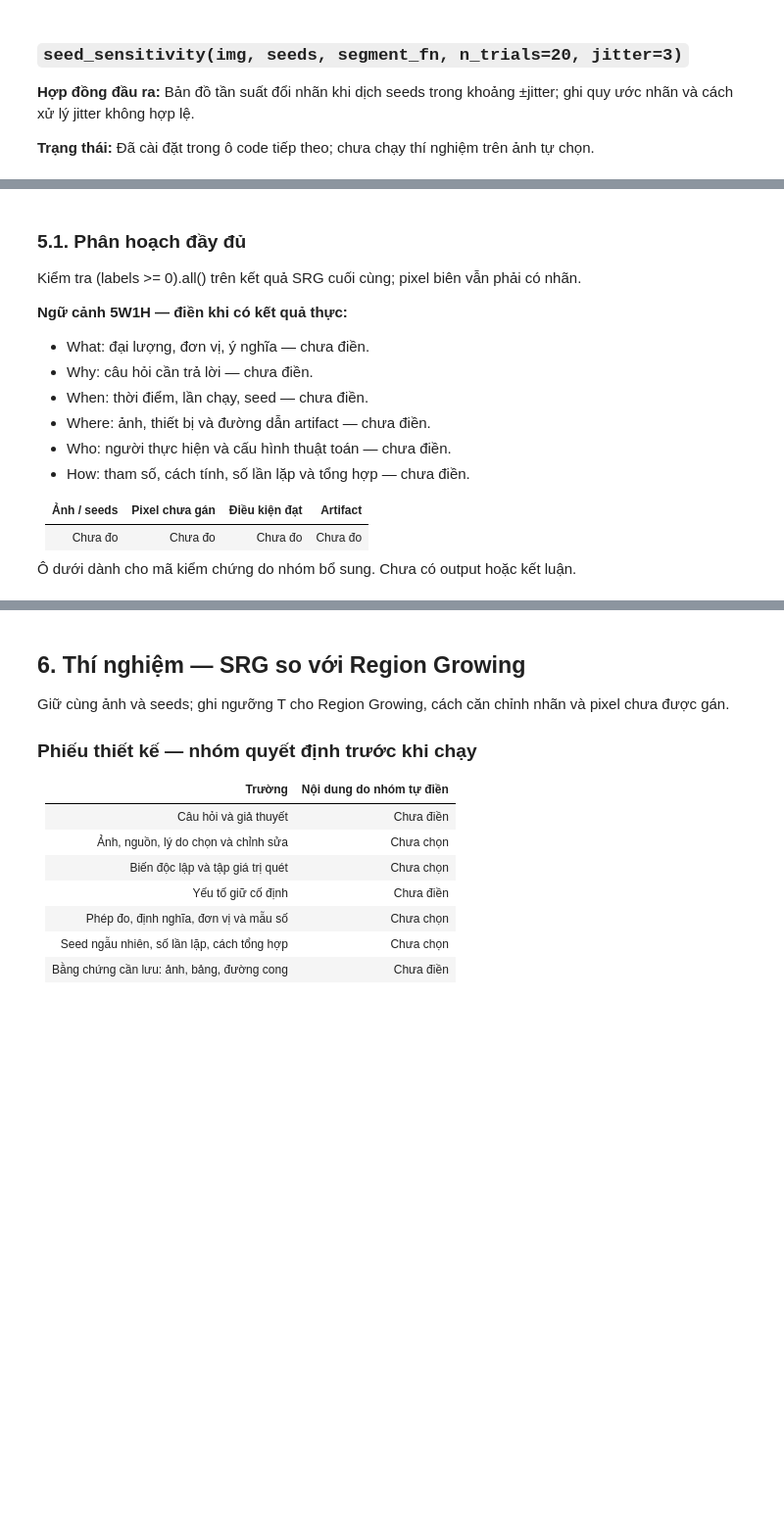
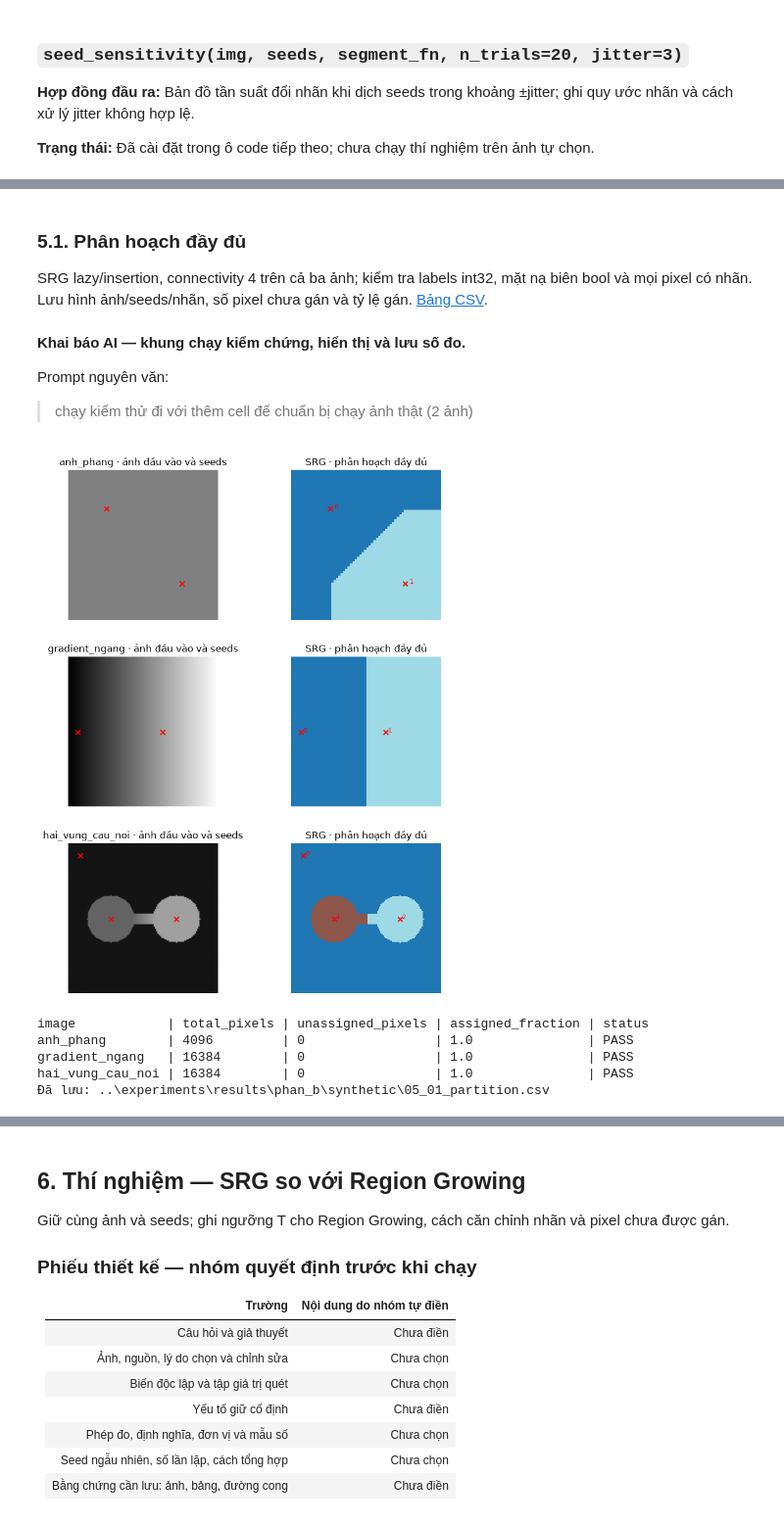
Before and after one commit to t-minhquan/Computer-Vision_Lab2, a Jupyter notebook: notebooks/phan_b_phan_vung_anh.ipynb, the cells around one changed output, grey strips where cells are left out. Shown at 98% size. Saved outputs shown, nothing was run; the diff lists cells and outputs as text; code cells hidden in the pictures; blank space fills up the shorter version.

Commit message:
Test run, template testcase

```diff
--- a/notebooks/phan_b_phan_vung_anh.ipynb
+++ b/notebooks/phan_b_phan_vung_anh.ipynb
@@ -324,19 +540,37 @@ Ghi biểu diễn seeds, định danh vùng, thứ tự lân cận và miền c
 # %% [markdown]
 ### 5.1. Phân hoạch đầy đủ
 
-Kiểm tra (labels >= 0).all() trên kết quả SRG cuối cùng; pixel biên vẫn phải có nhãn.
-
-**Ngữ cảnh 5W1H — điền khi có kết quả thực:**
-- What: đại lượng, đơn vị, ý nghĩa — chưa điền.
-- Why: câu hỏi cần trả lời — chưa điền.
-- When: thời điểm, lần chạy, seed — chưa điền.
-- Where: ảnh, thiết bị và đường dẫn artifact — chưa điền.
-- Who: người thực hiện và cấu hình thuật toán — chưa điền.
-- How: tham số, cách tính, số lần lặp và tổng hợp — chưa điền.
-
-| Ảnh / seeds | Pixel chưa gán | Điều kiện đạt | Artifact |
-| --- | --- | --- | --- |
-| Chưa đo | Chưa đo | Chưa đo | Chưa đo |
-
-Ô dưới dành cho mã kiểm chứng do nhóm bổ sung. Chưa có output hoặc kết luận.
+SRG lazy/insertion, connectivity 4 trên cả ba ảnh; kiểm tra labels int32, mặt nạ biên bool và mọi pixel có nhãn. Lưu hình ảnh/seeds/nhãn, số pixel chưa gán và tỷ lệ gán. [Bảng CSV](../experiments/results/phan_b/synthetic/05_01_partition.csv).
+# %% [markdown]
+**Khai báo AI — khung chạy kiểm chứng, hiển thị và lưu số đo.**
+
+Prompt nguyên văn:
+
+> chạy kiểm thử đi với thêm cell để chuẩn bị chạy ảnh thật (2 ảnh)
+# %%
+b_partition_rows = []
+b_figure, b_axes = plt.subplots(3, 2, figsize=(10, 11))
+for (b_name, b_image), (b_input_axis, b_label_axis) in zip(b_images.items(), b_axes):
+    b_seeds = b_test_seeds[b_name]
+    b_labels, b_boundary = b_base[b_name]
+    assert b_labels.dtype == np.int32 and b_boundary.dtype == bool
+    assert b_labels.shape == b_boundary.shape == b_image.shape
+    assert (b_labels >= 0).all()
+    b_input_axis.imshow(b_image, cmap="gray", vmin=0, vmax=255)
+    b_input_axis.scatter(b_seeds[:, 1], b_seeds[:, 0], c="red", marker="x")
+    b_input_axis.set_title(f"{b_name} · ảnh đầu vào và seeds")
+    b_input_axis.set_axis_off()
+    b_show_labels(b_label_axis, b_labels, b_seeds, "SRG · phân hoạch đầy đủ")
+    b_partition_rows.append([b_name, b_image.size, int((b_labels < 0).sum()), float(np.mean(b_labels >= 0)), "PASS"])
+b_figure.tight_layout()
+b_save_figure(b_figure, b_result_dir / "05_01_partition.png")
+b_write_table(b_result_dir / "05_01_partition.csv",
+              ["image", "total_pixels", "unassigned_pixels", "assigned_fraction", "status"], b_partition_rows)
+# %% [output]
+[figure, added]
+image            | total_pixels | unassigned_pixels | assigned_fraction | status
+anh_phang        | 4096         | 0                 | 1.0               | PASS
+gradient_ngang   | 16384        | 0                 | 1.0               | PASS
+hai_vung_cau_noi | 16384        | 0                 | 1.0               | PASS
+Đã lưu: ..\experiments\results\phan_b\synthetic\05_01_partition.csv
 # %% [markdown]
```
Also changed, not shown: parts of 42 cells of this notebook, 38 other files.
